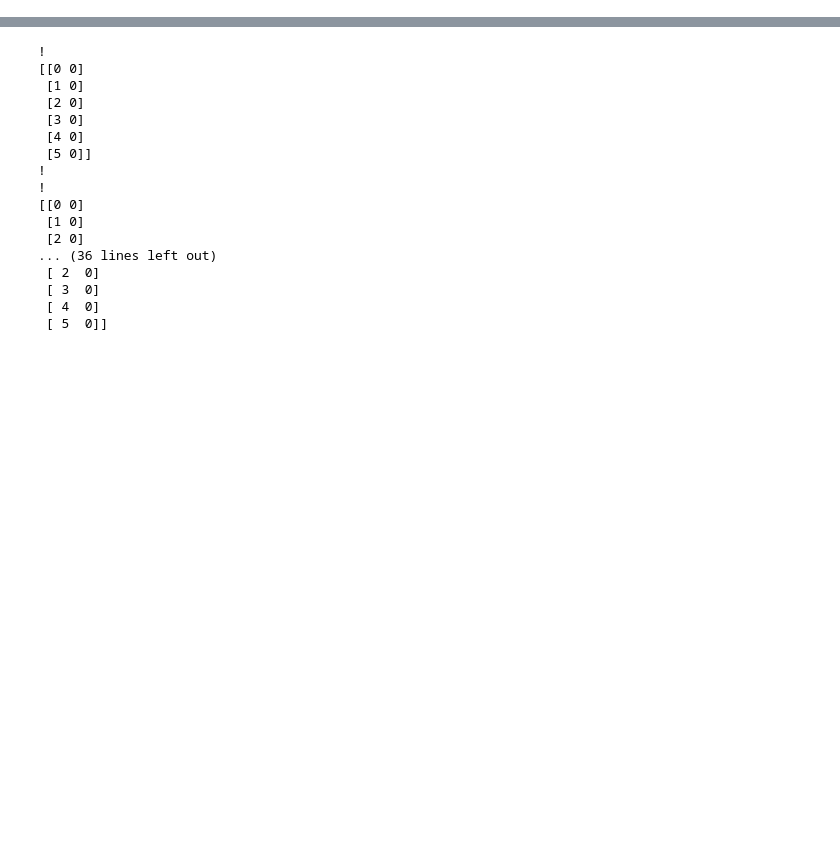
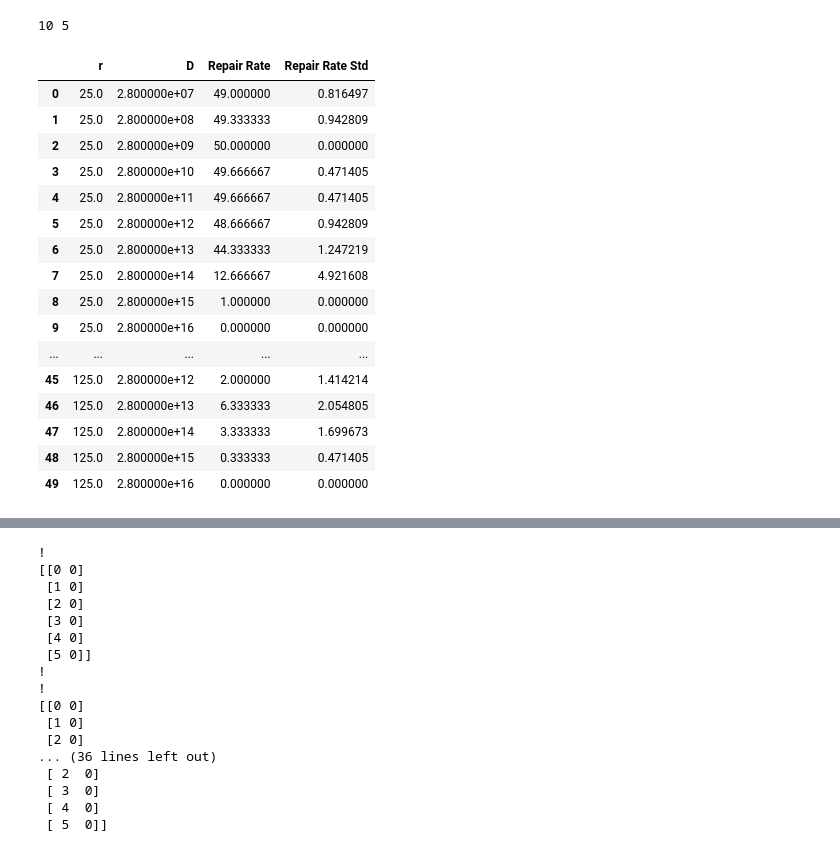
Before and after one commit to MilaJ1/MPhys-Sem-2, a Jupyter notebook: CTRW_with_repair_v2.1.ipynb, the cells around one changed output, grey strips where cells are left out. Saved outputs shown, nothing was run; the diff lists cells and outputs as text; code cells hidden in the pictures; blank space fills up the shorter version.

```diff
--- a/CTRW_with_repair_v2.1.ipynb
+++ b/CTRW_with_repair_v2.1.ipynb
@@ -546,10 +547,14 @@ def ctrw_interaction_mc_D_r(nsamples_per_D, repeats, separations, diff_coeffs, d
                            int_length, interaction_p=0.5, plot=0):
 
     N_rows = int(len(diff_coeffs)*len(separations))
+    print(N_rows)
 
     repair_data_D_r = np.empty((N_rows,4))
 
+
     for j,r in enumerate(separations):
+
+        print('-----')
 
         initial_pos = [(0,0,0),(0,0,r)]
 
@@ -558,11 +563,13 @@ def ctrw_interaction_mc_D_r(nsamples_per_D, repeats, separations, diff_coeffs, d
 
         for k,D in enumerate(diff_coeffs):
 
+            print(j*len(diff_coeffs)+k)
+            print(r,D)
+
             temp_repair_rates = np.empty(repeats)
 
             for i in np.arange(repeats):
-#                 data = ctrw_3d_interaction_mc(nsamples_per_D,initial_pos, D, t, run_t, A, 0.5,
-#                                                int_length,interaction_p = interaction_p,plot=plot)
+
                 data = ctrw_3d_interaction_mc(nsamples_per_D, initial_pos, D, diff_time, run_time, min_wait_time, anom_diff_exp,
                                               int_length, interaction_p=interaction_p, plot=plot)
                # print(data)
@@ -577,7 +584,8 @@ def ctrw_interaction_mc_D_r(nsamples_per_D, repeats, separations, diff_coeffs, d
             repair_std = np.nanstd(temp_repair_rates)
 
             repair_data_row = np.array([r,D,repair_avg,repair_std])
-            repair_data_D_r[j+k] = repair_data_row
+            repair_data_D_r[j*len(diff_coeffs)+k] = repair_data_row
+
 
     repair_df_D_r = pd.DataFrame(data=repair_data_D_r, columns=['r','D','Repair Rate','Repair Rate Std'])
 
@@ -611,2 +614,5 @@ Text(0, 0.5, 'Repair Rate')
 # %%
+r_vals = np.arange(interaction_range*0.5,interaction_range*3.5,0.5*interaction_range)
+D_vals = 2.8*np.logspace(7,16,num=10)
+
 repair_df_D_r = ctrw_interaction_mc_D_r(100, 3, r_vals, D_vals, jump_t, run_t, min_t, 0.5,interaction_range, interaction_p = 0.1)
@@ -612,0 +637,22 @@ repair_df_D_r = ctrw_interaction_mc_D_r(100, 3, r_vals, D_vals, jump_t, run_t, m
+# %%
+print(len(D_vals),len(r_vals))
+repair_df_D_r
+# %% [output]
+10 5
+|  | r | D | Repair Rate | Repair Rate Std |
+| 0 | 25.0 | 2.800000e+07 | 49.000000 | 0.816497 |
+| 1 | 25.0 | 2.800000e+08 | 49.333333 | 0.942809 |
+| 2 | 25.0 | 2.800000e+09 | 50.000000 | 0.000000 |
+| 3 | 25.0 | 2.800000e+10 | 49.666667 | 0.471405 |
+| 4 | 25.0 | 2.800000e+11 | 49.666667 | 0.471405 |
+| 5 | 25.0 | 2.800000e+12 | 48.666667 | 0.942809 |
+| 6 | 25.0 | 2.800000e+13 | 44.333333 | 1.247219 |
+| 7 | 25.0 | 2.800000e+14 | 12.666667 | 4.921608 |
+| 8 | 25.0 | 2.800000e+15 | 1.000000 | 0.000000 |
+| 9 | 25.0 | 2.800000e+16 | 0.000000 | 0.000000 |
+| ... | ... | ... | ... | ... |
+| 45 | 125.0 | 2.800000e+12 | 2.000000 | 1.414214 |
+| 46 | 125.0 | 2.800000e+13 | 6.333333 | 2.054805 |
+| 47 | 125.0 | 2.800000e+14 | 3.333333 | 1.699673 |
+| 48 | 125.0 | 2.800000e+15 | 0.333333 | 0.471405 |
+| 49 | 125.0 | 2.800000e+16 | 0.000000 | 0.000000 |
```
Also changed, not shown: parts of 16 cells of this notebook.
